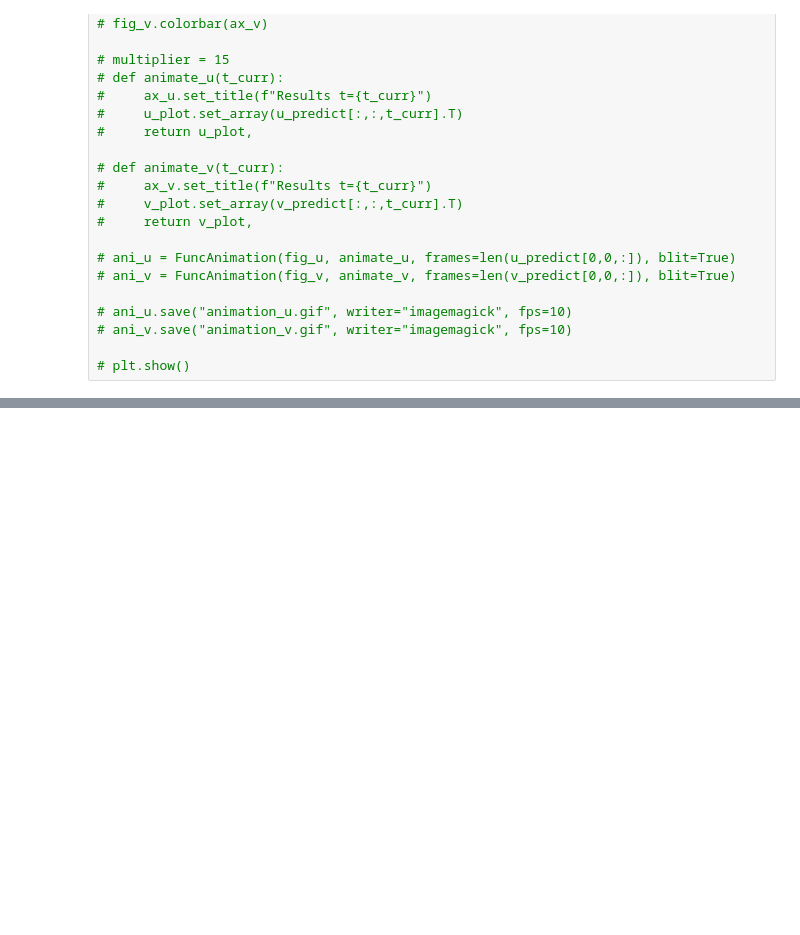
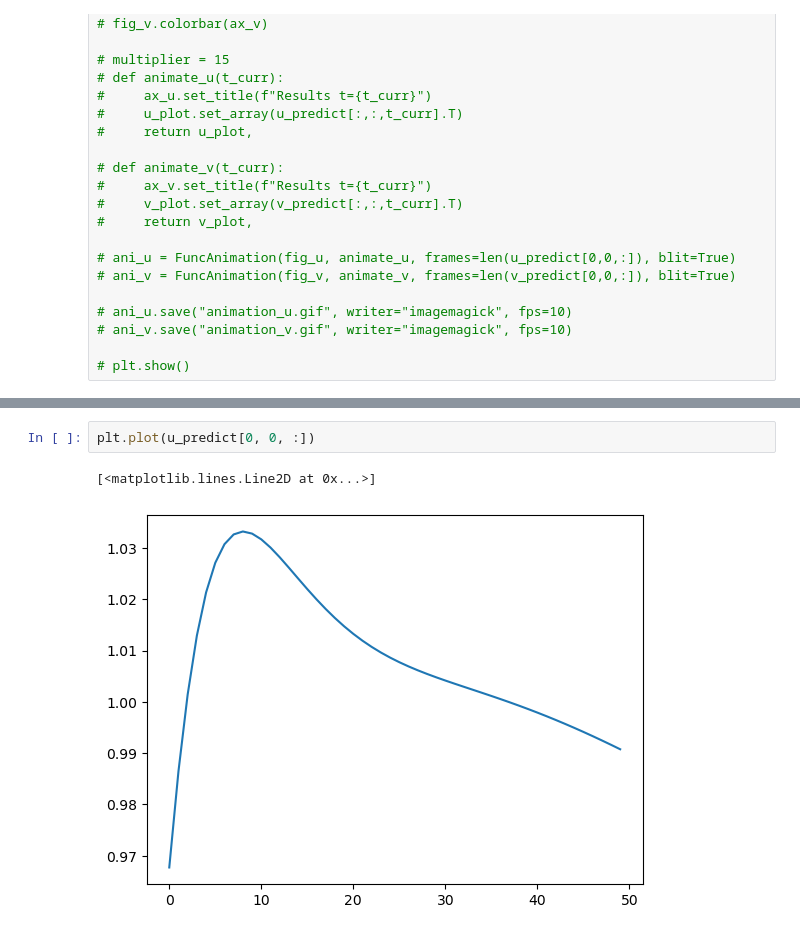
Before and after one commit to Ygrik2003/PINN_GL, a Jupyter notebook: pinn_model/hydro_nn.ipynb, the cells around one changed output, grey strips where cells are left out. Saved outputs shown, nothing was run; the diff lists cells and outputs as text; blank space fills up the shorter version.

```diff
--- a/pinn_model/hydro_nn.ipynb
+++ b/pinn_model/hydro_nn.ipynb
@@ -287,0 +316,5 @@ vuv_quiver = ax.quiver(
+# %%
+plt.plot(u_predict[0, 0, :])
+# %% [output]
+[<matplotlib.lines.Line2D at 0x...>]
+[figure, added]
```
Also changed, not shown: parts of 8 cells of this notebook, 1 other file.
